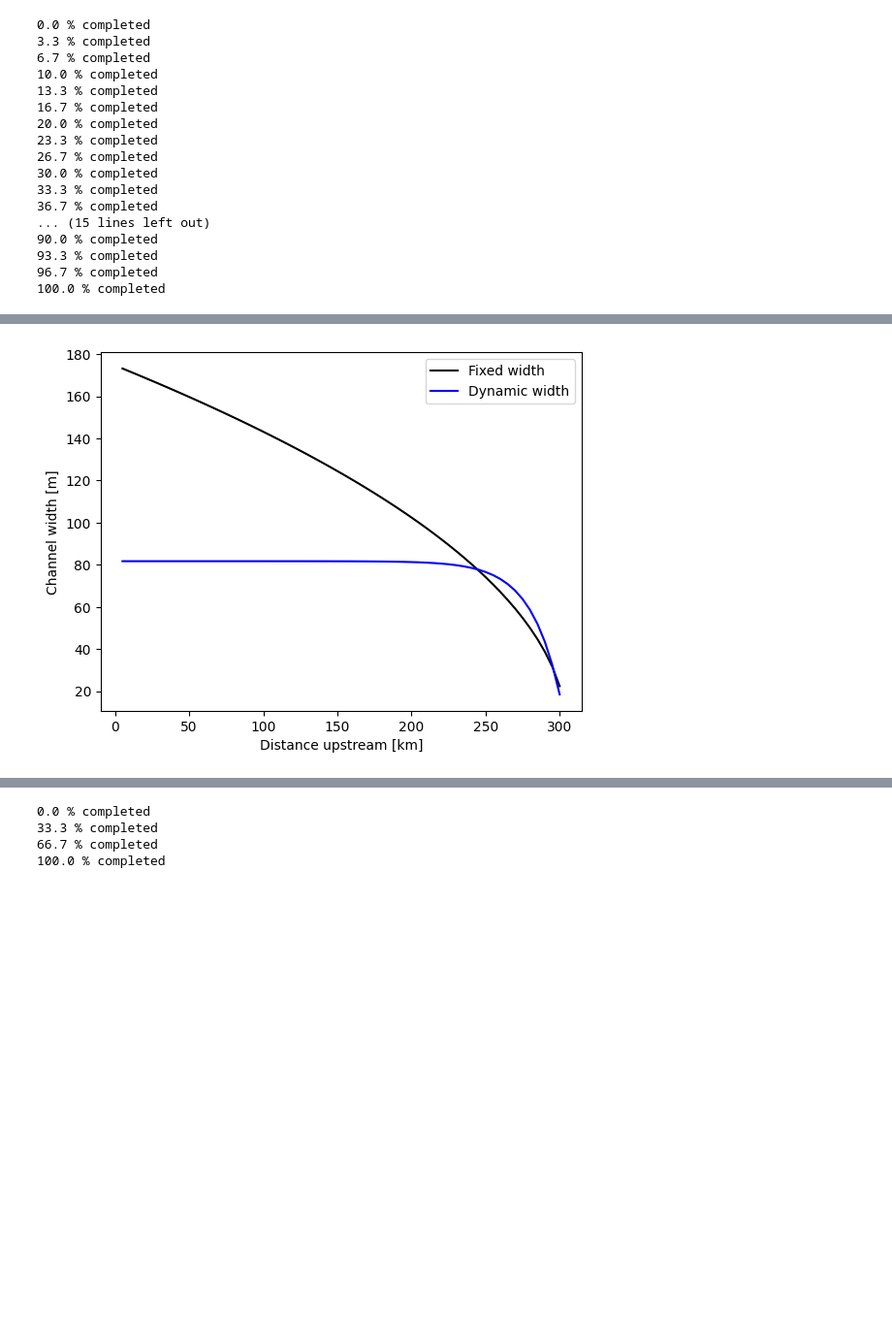
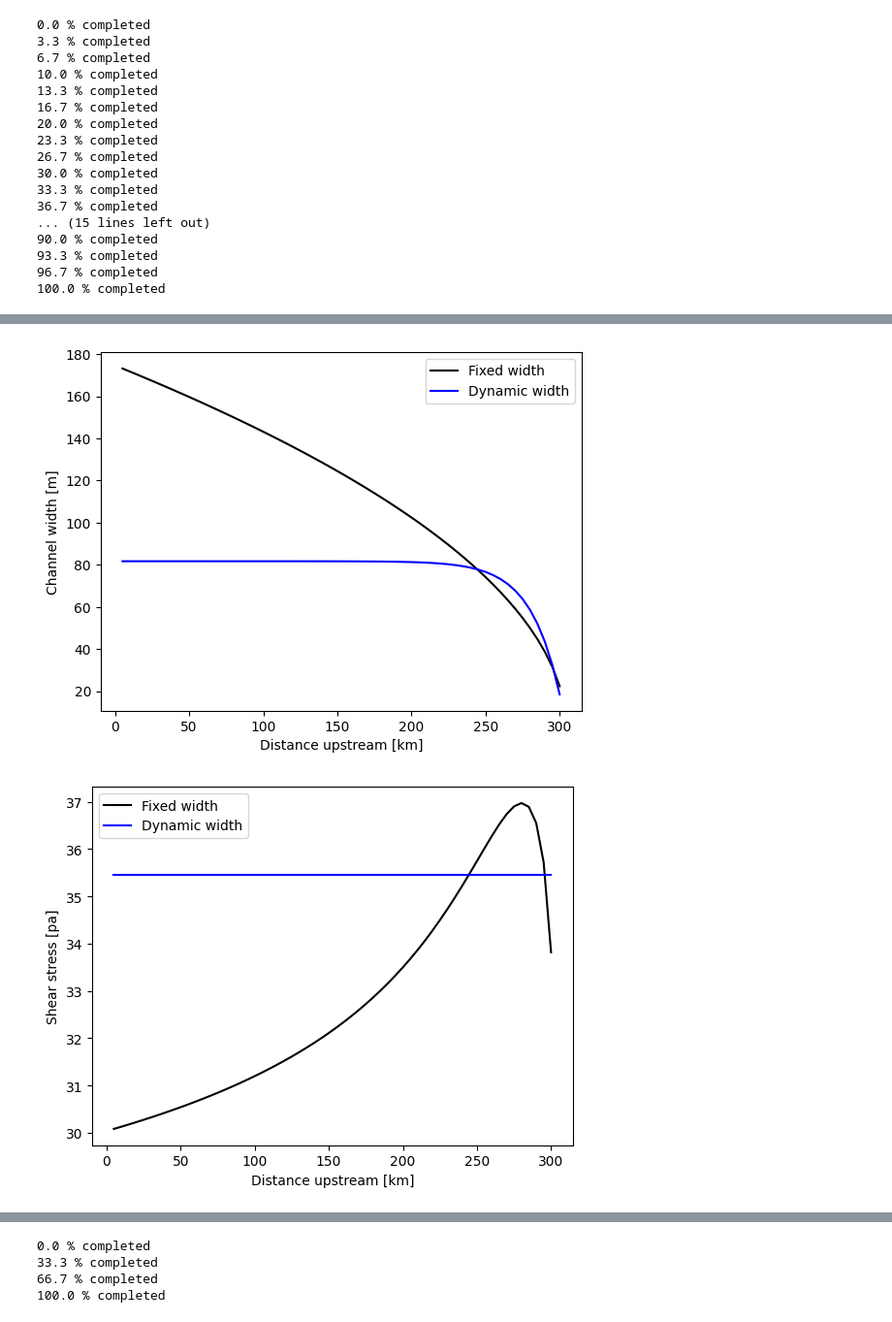
Before and after one commit to landlab/egbelem, a Jupyter notebook: EGBE_nb/EGBE_nb.ipynb, the cells around one changed output, grey strips where cells are left out. Shown at 97% size. Cells and saved outputs as stored; diff of their text form; code cells hidden in the pictures; blank space fills up the shorter version.

```diff
--- a/EGBE_nb/EGBE_nb.ipynb
+++ b/EGBE_nb/EGBE_nb.ipynb
@@ -545,10 +550,19 @@ plt.show()
 # %%
-xvec  = grid.node_y[grid.core_nodes]/1000
-plt.plot(xvec,eroder1._channel_width[grid.core_nodes],color='black',label='Fixed width')
-plt.plot(xvec,eroder2._channel_width[grid.core_nodes],color='blue', label='Dynamic width')
+xvec  = grid1.node_y[grid1.core_nodes]/1000
+plt.plot(xvec,eroder1._channel_width[grid1.core_nodes],color='black',label='Fixed width')
+plt.plot(xvec,eroder2._channel_width[grid1.core_nodes],color='blue', label='Dynamic width')
 plt.xlabel('Distance upstream [km]')
 plt.ylabel('Channel width [m]')
 plt.legend()
 plt.show()
+
+xvec  = grid1.node_y[grid1.core_nodes]/1000
+plt.plot(xvec,eroder1._tau[grid1.core_nodes],color='black',label='Fixed width')
+plt.plot(xvec,eroder2._tau[grid1.core_nodes],color='blue', label='Dynamic width')
+plt.xlabel('Distance upstream [km]')
+plt.ylabel('Shear stress [pa]')
+plt.legend()
+plt.show()
 # %% [output]
 [figure]
+[figure, added]
```
Also changed, not shown: parts of 19 cells of this notebook.
